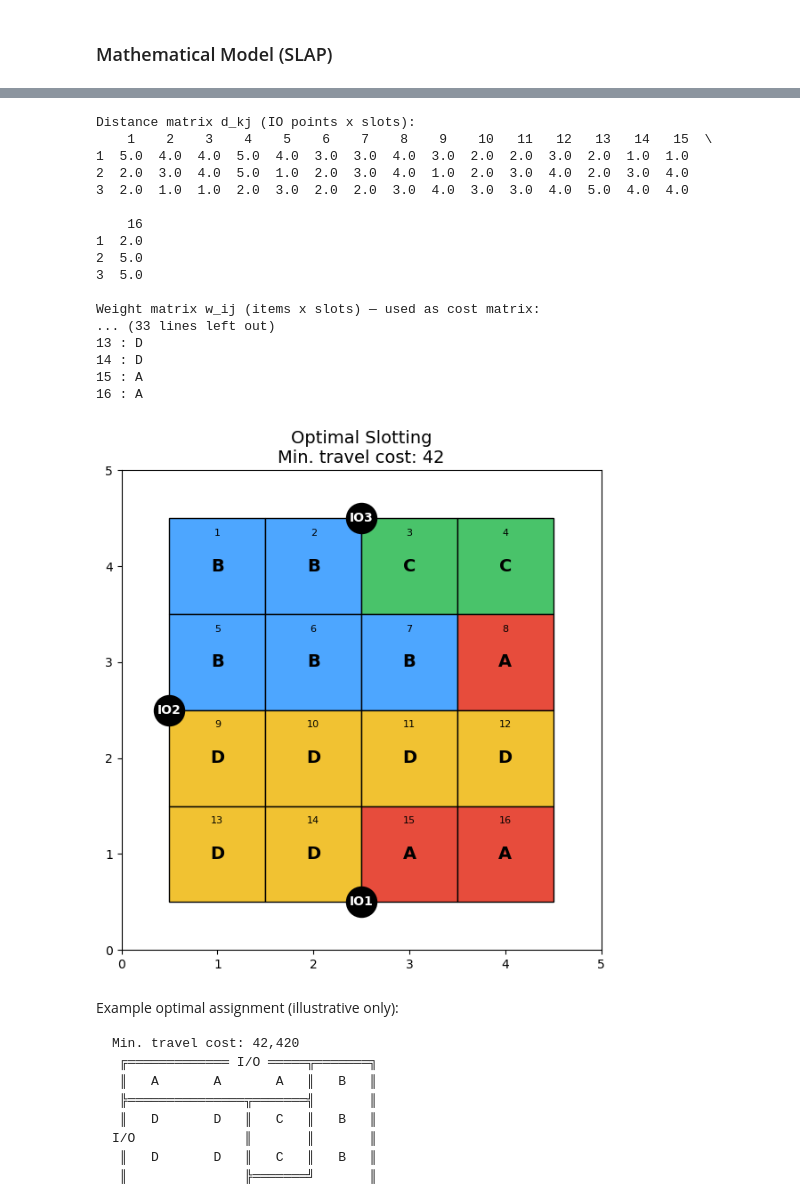
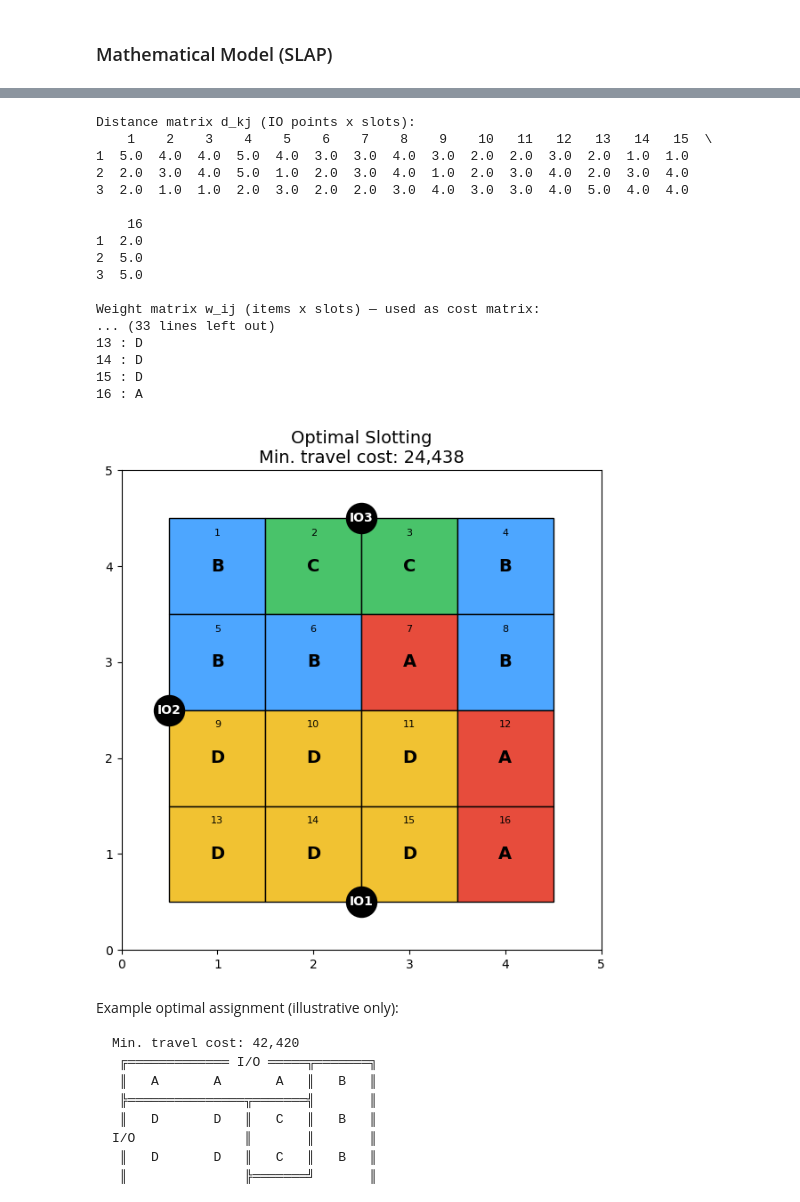
Before and after one commit to FrankMesselink/AS2---Warehousing, a Jupyter notebook: wh-as_storage-optimization_answer-template.ipynb, the cells around one changed output, grey strips where cells are left out. Saved outputs shown, nothing was run; the diff lists cells and outputs as text; code cells hidden in the pictures.

```diff
--- a/wh-as_storage-optimization_answer-template.ipynb
+++ b/wh-as_storage-optimization_answer-template.ipynb
@@ -55,11 +55,8 @@ items = ["A", "B", "C", "D"]
 weights_matrix = pd.DataFrame(index=items, columns=storage_locations.keys())
 
 for i in items:
-    # denominator S_i
-    S_i = sum(
-        cost_df.loc[i, f"IO Point {k}"] * frequency_df.loc[i, f"IO Point {k}"]
-        for k in io_points.keys()
-    )
+    # denominator S_i = required storage spaces for item i (not cost*freq sum)
+    S_i = storage_spaces[i]
 
     for j in storage_locations.keys():
         numerator = 0
@@ -72,7 +69,7 @@ for i in items:
         weights_matrix.loc[i, j] = numerator / S_i if S_i != 0 else 0
 
 print("Weight matrix w_ij (items x storage locations):")
-print(weights_matrix)
+print(weights_matrix.round(4))
 # %% [output]
 Distance Matrix (d_kj):
 
@@ -285,44 +157,47 @@ colors = {"A": "#e74c3c", "B": "#4da6ff", "C": "#49c36a", "D": "#f1c232"}
 fig, ax = plt.subplots(figsize=(7, 7))
 
 # Draw storage slots
-for s, (x, y) in slots.items():
+for s, (x, y) in storage_locations.items():
     item = assignment[s]
     ax.add_patch(plt.Rectangle((x-0.5, y-0.5), 1, 1,
                               facecolor=colors[item],
                                edgecolor="black"))
     ax.text(x, y, item, ha="center", va="center", fontsize=14, weight="bold")
     ax.text(x, y+0.3, str(s), ha="center", va="bottom", fontsize=8)
 
 # Draw IO points
-for p, (ix, iy) in io_coords.items():
+for p, (ix, iy) in io_points.items():
     ax.scatter(ix, iy, s=600, c="black", zorder=6)
     ax.text(ix, iy, f"IO{p}", color="white", ha="center", va="center",
             fontsize=10, fontweight="bold", zorder=7)
 
 ax.set_xlim(0, 5)
 ax.set_ylim(0, 5)
 ax.set_aspect("equal")
-plt.title(f"Optimal Slotting\nMin. travel cost: {int(optimal_cost):,}", fontsize=14)
+
+# Add title with optimal cost
+ax.set_title(f"Optimal Slotting\nMin. travel cost: {int(optimal_cost):,}", fontsize=14)
+
 plt.show()
 # %% [output]
 Distance matrix d_kj (IO points x slots):
     1    2    3    4    5    6    7    8    9    10   11   12   13   14   15  \
 1  5.0  4.0  4.0  5.0  4.0  3.0  3.0  4.0  3.0  2.0  2.0  3.0  2.0  1.0  1.0
 2  2.0  3.0  4.0  5.0  1.0  2.0  3.0  4.0  1.0  2.0  3.0  4.0  2.0  3.0  4.0
 3  2.0  1.0  1.0  2.0  3.0  2.0  2.0  3.0  4.0  3.0  3.0  4.0  5.0  4.0  4.0
 
     16
 1  2.0
 2  5.0
 3  5.0
 
 Weight matrix w_ij (items x slots) — used as cost matrix:
 ... (33 lines left out)
 13 : D
 14 : D
-15 : A
+15 : D
 16 : A
-[figure, old version]
+[figure, new version]
 # %% [markdown]
 Example optimal assignment (illustrative only):
 
```
Also changed, not shown: parts of 2 cells of this notebook.
